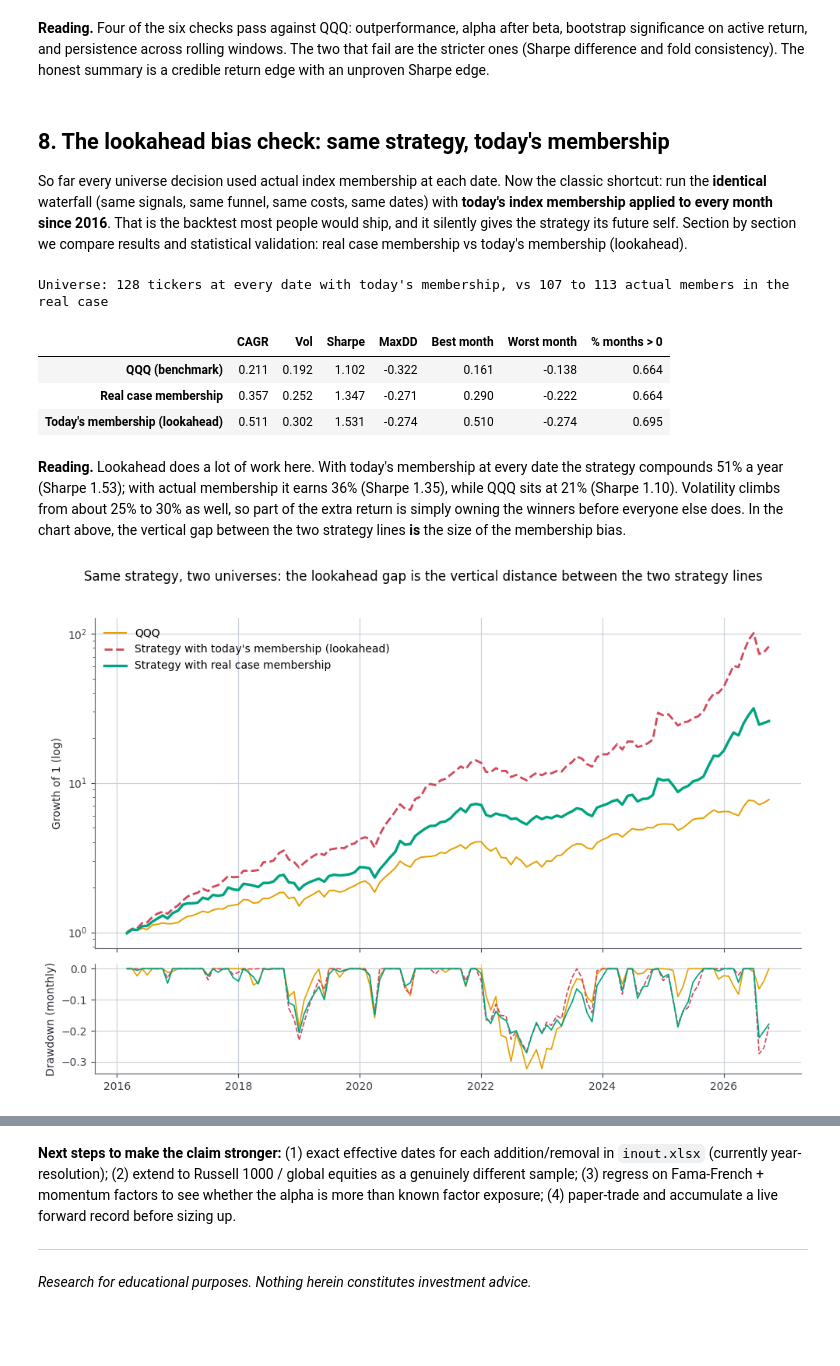
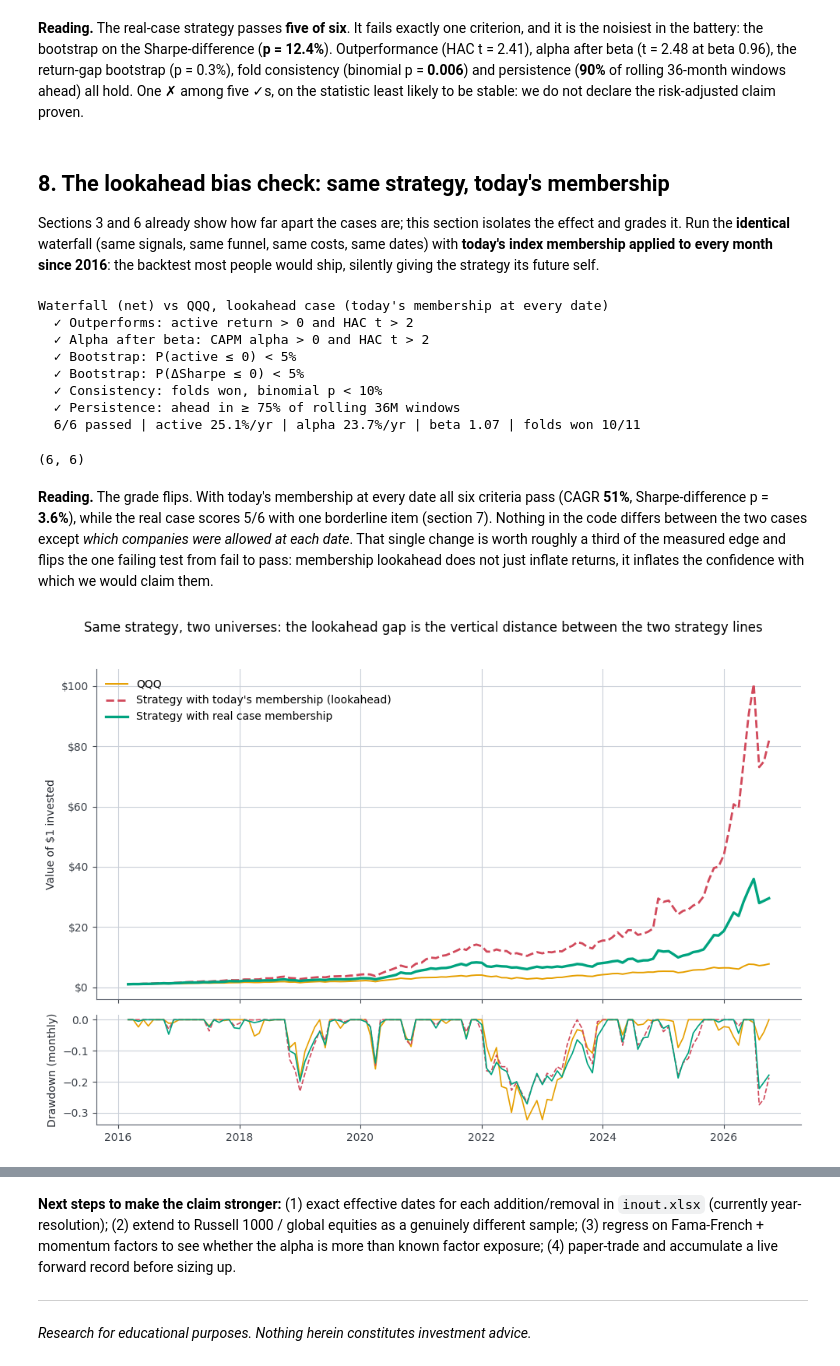
Before and after one commit to luigi-mari/Notebook, a Jupyter notebook: chapters/_build/jupyter_execute/nasdaq100_momentum_waterfall.ipynb, the cells around one changed output, grey strips where cells are left out. Drawn from its saved outputs; the diff is of its cells as text; code cells hidden in the pictures; blank space fills up the shorter version.

```diff
--- a/chapters/_build/jupyter_execute/nasdaq100_momentum_waterfall.ipynb
+++ b/chapters/_build/jupyter_execute/nasdaq100_momentum_waterfall.ipynb
@@ -284,12 +259,21 @@ pd.DataFrame({"Waterfall (net)": perf(S), "QQQ": perf(B)}).T
 # %%
+from matplotlib.ticker import FuncFormatter
+
+def usd(x, pos):                                     # dollar axis instead of 10^k ticks
+    if x >= 1e6: return f"${x/1e6:.0f}M"
+    if x >= 1e3: return f"${x/1e3:.0f}k"
+    return f"${x:.0f}"
+
 fig, ax = plt.subplots(2, 1, sharex=True, figsize=(10, 7), gridspec_kw={"height_ratios": [3, 1]})
 for s, name, c, lw in [(S, "Waterfall (net)", "#00a37f", 2.2), (B, "QQQ", "#e69f00", 1.5)]:
     eq = (1 + s).cumprod()
     ax[0].plot(eq, label=name, color=c, lw=lw)
     ax[0].plot(eq.index[-1:], [eq.iloc[-1]], "o", color=c, ms=5, zorder=5)      # end marker
     ax[1].plot(eq / eq.cummax() - 1, color=c, lw=1.2)
-ax[0].set_yscale("log"); ax[0].set_ylabel("Growth of 1 (log)"); ax[0].legend(frameon=False)
+ax[0].yaxis.set_major_formatter(FuncFormatter(usd))
+ax[0].set_ylabel("Value of $1 invested")
+ax[0].legend(frameon=False)
 ax[1].set_ylabel("Drawdown (monthly)")
-fig.suptitle("Waterfall vs QQQ — monthly rebalance, open-to-open, net of costs")
+fig.suptitle("Waterfall vs QQQ: monthly rebalance, open-to-open, net of costs")
 plt.tight_layout(rect=(0, 0, 1, .96)); plt.show()
 # %% [output]
@@ -527,43 +513,36 @@ k, tot = scorecard(vs_qqq, "Waterfall (net) vs QQQ")
 # %% [markdown]
-**Reading.** Four of the six checks pass against QQQ: outperformance, alpha after beta, bootstrap significance on active return, and persistence across rolling windows. The two that fail are the stricter ones (Sharpe difference and fold consistency). The honest summary is a credible return edge with an unproven Sharpe edge.
+**Reading.** The real-case strategy passes **five of six**. It fails exactly one criterion, and it is the noisiest in the battery: the bootstrap on the Sharpe-difference (**p = 12.4%**). Outperformance (HAC t = 2.41), alpha after beta (t = 2.48 at beta 0.96), the return-gap bootstrap (p = 0.3%), fold consistency (binomial p = **0.006**) and persistence (**90%** of rolling 36-month windows ahead) all hold. One ✗ among five ✓s, on the statistic least likely to be stable: we do not declare the risk-adjusted claim proven.
 # %% [markdown]
 ## 8. The lookahead bias check: same strategy, today's membership
 
-So far every universe decision used actual index membership at each date. Now the classic shortcut: run the **identical** waterfall (same signals, same funnel, same costs, same dates) with **today's index membership applied to every month since 2016**. That is the backtest most people would ship, and it silently gives the strategy its future self. Section by section we compare results and statistical validation: real case membership vs today's membership (lookahead).
+Sections 3 and 6 already show how far apart the cases are; this section isolates the effect and grades it. Run the **identical** waterfall (same signals, same funnel, same costs, same dates) with **today's index membership applied to every month since 2016**: the backtest most people would ship, silently giving the strategy its future self.
 # %%
-def waterfall_biased(t, n1=N1, n2=N2, n3=N3):
-    pool = [x for x in CURRENT if x in close.columns]     # today's members at every date: the lookahead set
-    p = m12.loc[t, pool].dropna().nlargest(n1).index
-    p = m6.loc[t, p].dropna().nlargest(n2).index
-    return m3.loc[t, p].dropna().nlargest(n3).index
-
-S_bias = backtest(waterfall_biased).net                    # everything identical to the real case except the universe
-cmp_perf = pd.DataFrame({
-    "QQQ (benchmark)": perf(B),
-    "Real case membership": perf(S),
-    "Today's membership (lookahead)": perf(S_bias),
-}).T
-print(f"Universe: {int(pool.__len__())} tickers at every date with today's membership, vs 107 to 113 actual members in the real case")
-cmp_perf
+scorecard(bias, "Waterfall (net) vs QQQ, lookahead case (today's membership at every date)")
 # %% [output]
-Universe: 128 tickers at every date with today's membership, vs 107 to 113 actual members in the real case
+Waterfall (net) vs QQQ, lookahead case (today's membership at every date)
+  ✓ Outperforms: active return > 0 and HAC t > 2
+  ✓ Alpha after beta: CAPM alpha > 0 and HAC t > 2
+  ✓ Bootstrap: P(active ≤ 0) < 5%
+  ✓ Bootstrap: P(ΔSharpe ≤ 0) < 5%
+  ✓ Consistency: folds won, binomial p < 10%
+  ✓ Persistence: ahead in ≥ 75% of rolling 36M windows
+  6/6 passed | active 25.1%/yr | alpha 23.7%/yr | beta 1.07 | folds won 10/11
-|  | CAGR | Vol | Sharpe | MaxDD | Best month | Worst month | % months > 0 |
-| QQQ (benchmark) | 0.211 | 0.192 | 1.102 | -0.322 | 0.161 | -0.138 | 0.664 |
-| Real case membership | 0.357 | 0.252 | 1.347 | -0.271 | 0.290 | -0.222 | 0.664 |
-| Today's membership (lookahead) | 0.511 | 0.302 | 1.531 | -0.274 | 0.510 | -0.274 | 0.695 |
+(6, 6)
 # %% [markdown]
-**Reading.** Lookahead does a lot of work here. With today's membership at every date the strategy compounds 51% a year (Sharpe 1.53); with actual membership it earns 36% (Sharpe 1.35), while QQQ sits at 21% (Sharpe 1.10). Volatility climbs from about 25% to 30% as well, so part of the extra return is simply owning the winners before everyone else does. In the chart above, the vertical gap between the two strategy lines **is** the size of the membership bias.
+**Reading.** The grade flips. With today's membership at every date all six criteria pass (CAGR **51%**, Sharpe-difference p = **3.6%**), while the real case scores 5/6 with one borderline item (section 7). Nothing in the code differs between the two cases except *which companies were allowed at each date*. That single change is worth roughly a third of the measured edge and flips the one failing test from fail to pass: membership lookahead does not just inflate returns, it inflates the confidence with which we would claim them.
 # %%
 fig, ax = plt.subplots(2, 1, sharex=True, figsize=(10, 7), gridspec_kw={"height_ratios": [3, 1]})
 for s, name, c, lw, ls in [(B,      "QQQ",                                        "#e69f00", 1.4, "-"),
                            (S_bias, "Strategy with today's membership (lookahead)", "#d1495b", 2.0, "--"),
-                           (S,      "Strategy with real case membership",            "#00a37f", 2.4, "-")]:
+                           (S,      "Strategy with real case membership",           "#00a37f", 2.4, "-")]:
     eq = (1 + s).cumprod()
     ax[0].plot(eq, label=name, color=c, lw=lw, ls=ls)
     ax[1].plot(eq / eq.cummax() - 1, color=c, lw=1.2, ls=ls)
-ax[0].set_yscale("log"); ax[0].set_ylabel("Growth of 1 (log)"); ax[0].legend(frameon=False)
+ax[0].yaxis.set_major_formatter(FuncFormatter(usd))
+ax[0].set_ylabel("Value of $1 invested")
+ax[0].legend(frameon=False)
 ax[1].set_ylabel("Drawdown (monthly)")
 fig.suptitle("Same strategy, two universes: the lookahead gap is the vertical distance between the two strategy lines")
 plt.tight_layout(rect=(0, 0, 1, .96)); plt.show()
 # %% [output]
-[figure, old version]
+[figure, new version]
```
Also changed, not shown: parts of 30 cells of this notebook, 25 other files.
